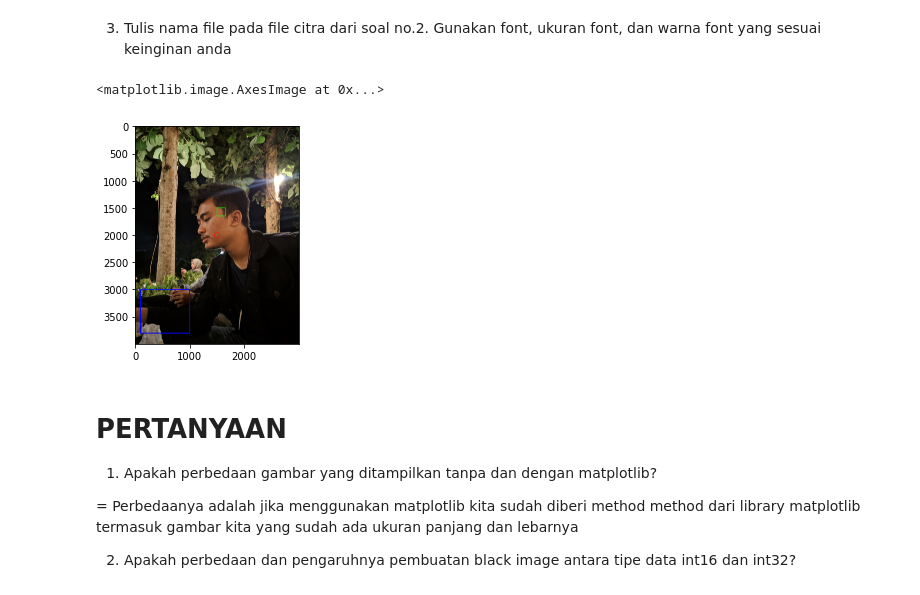
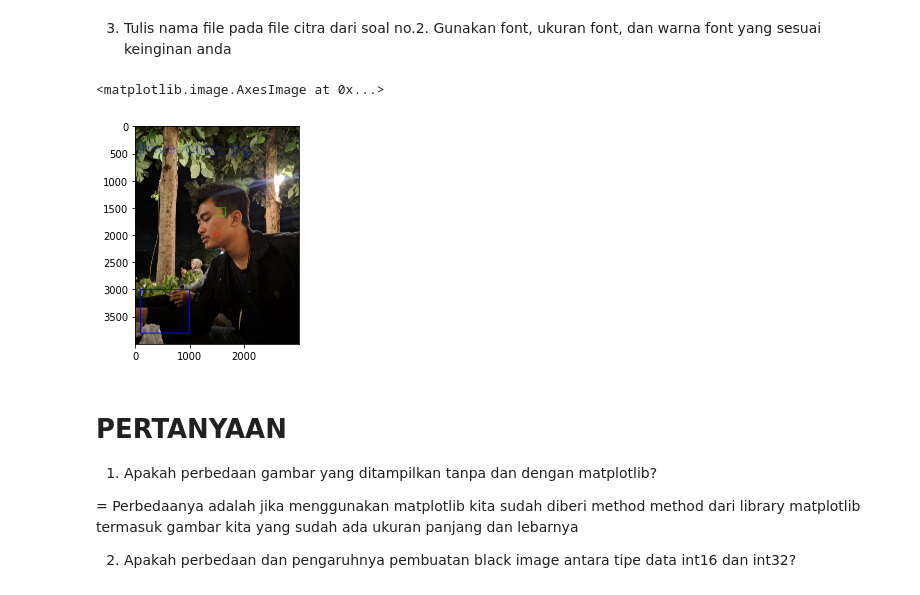
Before and after one commit to Aldirhezaldi/PCVK_Genap_2021, a Jupyter notebook: week2.ipynb, the cells around one changed output. Saved outputs shown, nothing was run; the diff lists cells and outputs as text; code cells hidden in the pictures.

```diff
--- a/week2.ipynb
+++ b/week2.ipynb
@@ -295,11 +293,11 @@ plt.imshow(img3x)
 warna font yang sesuai keinginan anda
 # %%
 font = cv.FONT_HERSHEY_SIMPLEX
-cv.putText(img3x,text='driveaing',org=(100,3000),fontFace=font,fontScale=4,color=(0,255,0),thickness=2,lineType=cv.LINE_AA)
+cv.putText(img3x, text='drive aing.jpg',org=(10,500),fontFace=font,fontScale=10,color=(0,0,255),thickness=6,lineType=cv.LINE_4)
 plt.imshow(img3x)
 # %% [output]
 <matplotlib.image.AxesImage at 0x...>
-[figure, old version]
+[figure, new version]
 # %% [markdown]
 # **PERTANYAAN**
 
```
Also changed, not shown: parts of 1 cell of this notebook.
